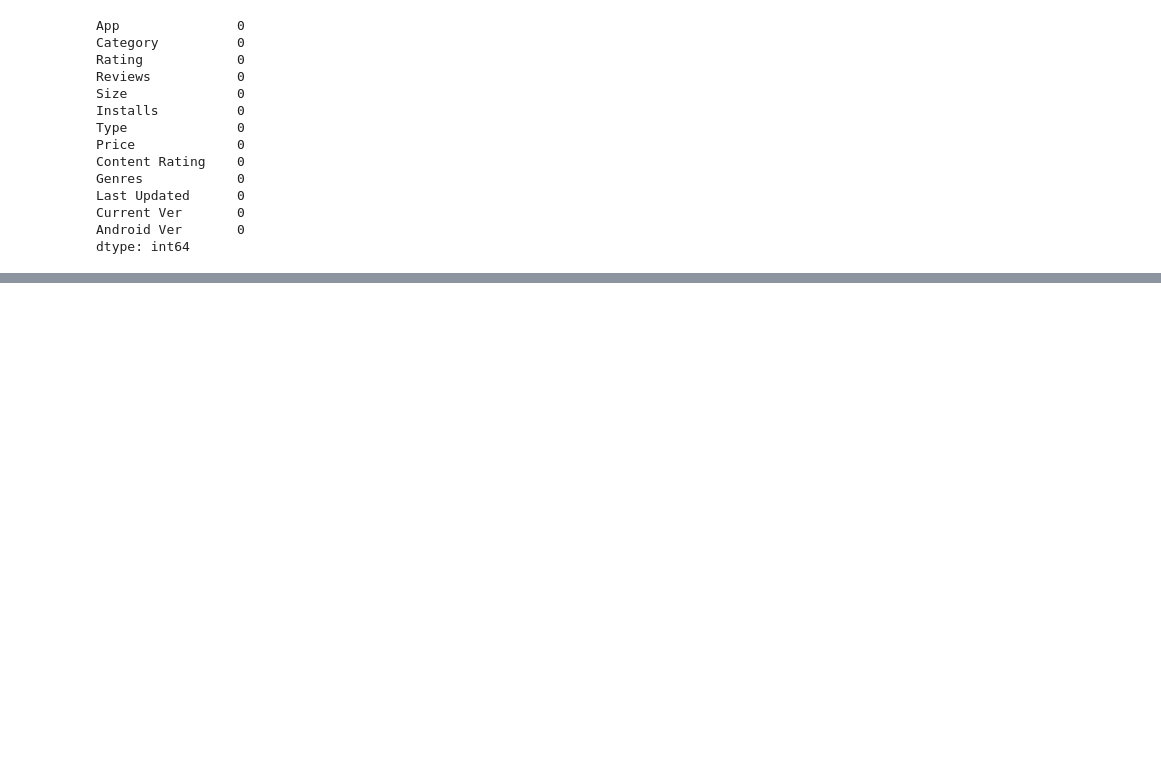
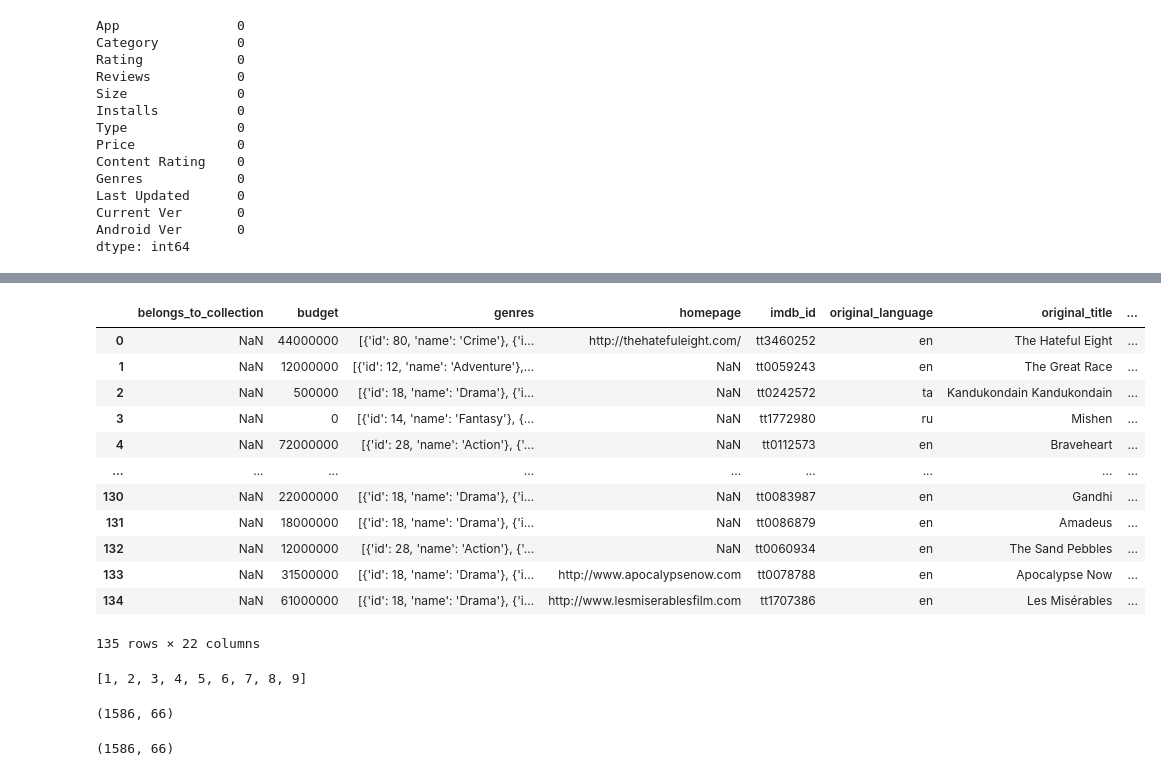
Before and after one commit to Shubham5787/EDA-on-Playstore-Dataset, a Jupyter notebook: Practice_project.ipynb, the cells around one changed output, grey strips where cells are left out. Drawn from its saved outputs; the diff is of its cells as text; code cells hidden in the pictures; blank space fills up the shorter version.

```diff
--- a/Practice_project.ipynb
+++ b/Practice_project.ipynb
@@ -135,0 +773,9 @@ dtype: int64
+# %%
+# Create three dataframes
+
+# Runtime >= 150 mins
+imdb1 = imdb_df[imdb_df['runtime'] >= 150].reset_index(drop=True)
+
+imdb2 = imdb_df[ (imdb_df['runtime'] < 150) & (imdb_df['runtime'] > 100 )].reset_index(drop=True)
+
+imdb3 = imdb_df[imdb_df['runtime'] <= 100].reset_index(drop=True)
@@ -135,0 +794,16 @@ dtype: int64
+# %%
+imdb1
+# %% [output]
+|  | belongs_to_collection | budget | genres | homepage | imdb_id | original_language | original_title | ... |
+| 0 | NaN | 44000000 | [{'id': 80, 'name': 'Crime'}, {'i... | http://thehatefuleight.com/ | tt3460252 | en | The Hateful Eight | ... |
+| 1 | NaN | 12000000 | [{'id': 12, 'name': 'Adventure'},... | NaN | tt0059243 | en | The Great Race | ... |
+| 2 | NaN | 500000 | [{'id': 18, 'name': 'Drama'}, {'i... | NaN | tt0242572 | ta | Kandukondain Kandukondain | ... |
+| 3 | NaN | 0 | [{'id': 14, 'name': 'Fantasy'}, {... | NaN | tt1772980 | ru | Mishen | ... |
+| 4 | NaN | 72000000 | [{'id': 28, 'name': 'Action'}, {'... | NaN | tt0112573 | en | Braveheart | ... |
+| ... | ... | ... | ... | ... | ... | ... | ... | ... |
+| 130 | NaN | 22000000 | [{'id': 18, 'name': 'Drama'}, {'i... | NaN | tt0083987 | en | Gandhi | ... |
+| 131 | NaN | 18000000 | [{'id': 18, 'name': 'Drama'}, {'i... | NaN | tt0086879 | en | Amadeus | ... |
+| 132 | NaN | 12000000 | [{'id': 28, 'name': 'Action'}, {'... | NaN | tt0060934 | en | The Sand Pebbles | ... |
+| 133 | NaN | 31500000 | [{'id': 18, 'name': 'Drama'}, {'i... | http://www.apocalypsenow.com | tt0078788 | en | Apocalypse Now | ... |
+| 134 | NaN | 61000000 | [{'id': 18, 'name': 'Drama'}, {'i... | http://www.lesmiserablesfilm.com | tt1707386 | en | Les Misérables | ... |
+135 rows × 22 columns
@@ -135,0 +814,18 @@ dtype: int64
+# %%
+d = a+b+c
+d
+# %% [output]
+[1, 2, 3, 4, 5, 6, 7, 8, 9]
+# %%
+#to concate the list in pandas
+list_df = [imdb1,imdb2,imdb3]
+non_null_values = pd.concat(list_df , axis=1 )
+non_null_values.shape
+# %% [output]
+(1586, 66)
+# %%
+#another method of concat
+non_null_no = pd.concat([imdb1 , imdb2 , imdb3 ], axis=1)
+non_null_no.shape
+# %% [output]
+(1586, 66)
```
Also changed, not shown: parts of 97 cells of this notebook.
